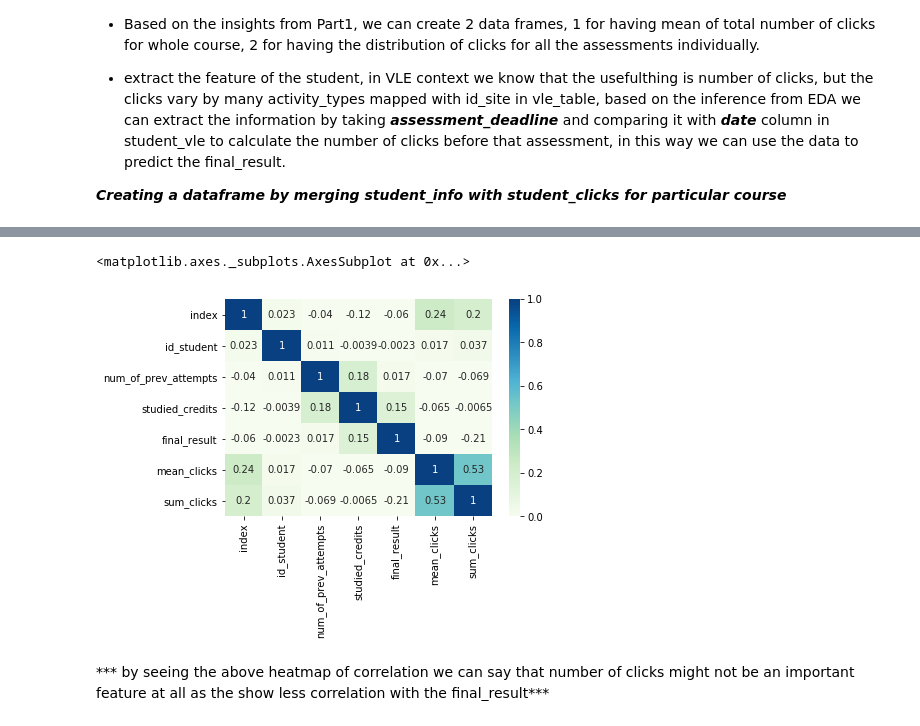
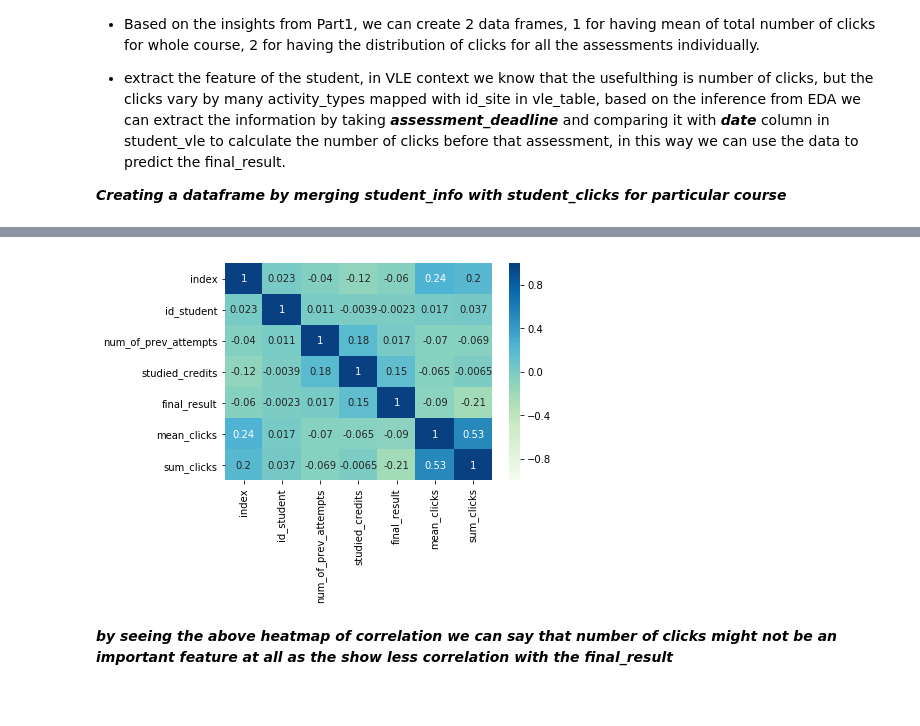
Before and after one commit to Heramb001/LearningAnalytics_Predicting_students_at-risk, a Jupyter notebook: CS_773_Data_Mining_Project_3_Feature_Engineering.ipynb, the cells around one changed output, grey strips where cells are left out. Saved outputs shown, nothing was run; the diff lists cells and outputs as text; code cells hidden in the pictures.

```diff
--- a/CS_773_Data_Mining_Project_3_Feature_Engineering.ipynb
+++ b/CS_773_Data_Mining_Project_3_Feature_Engineering.ipynb
@@ -182,8 +204,8 @@ student_course_info
 # %%
 student_course_info['final_result'] = labelEncoder.fit_transform(student_course_info['final_result'])
-sns.heatmap(student_course_info.corr(), annot = True, vmin = 0, cmap = 'GnBu')
+sns.heatmap(student_course_info.corr(), annot = True, vmin = -1, cmap = 'GnBu')
+plt.show()
 # %% [output]
-<matplotlib.axes._subplots.AxesSubplot at 0x...>
-[figure, old version]
+[figure, new version]
 # %% [markdown]
-*** by seeing the above heatmap of correlation we can say that number of clicks might not be an important feature at all as the show less correlation with the final_result***
+***by seeing the above heatmap of correlation we can say that number of clicks might not be an important feature at all as the show less correlation with the final_result***
```
Also changed, not shown: parts of 9 cells of this notebook, 1 other file.
